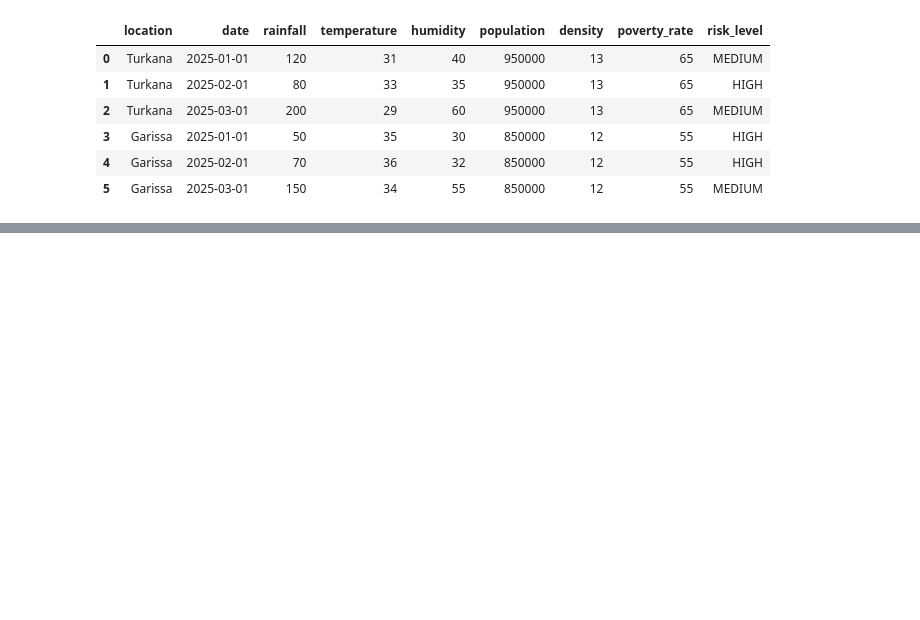
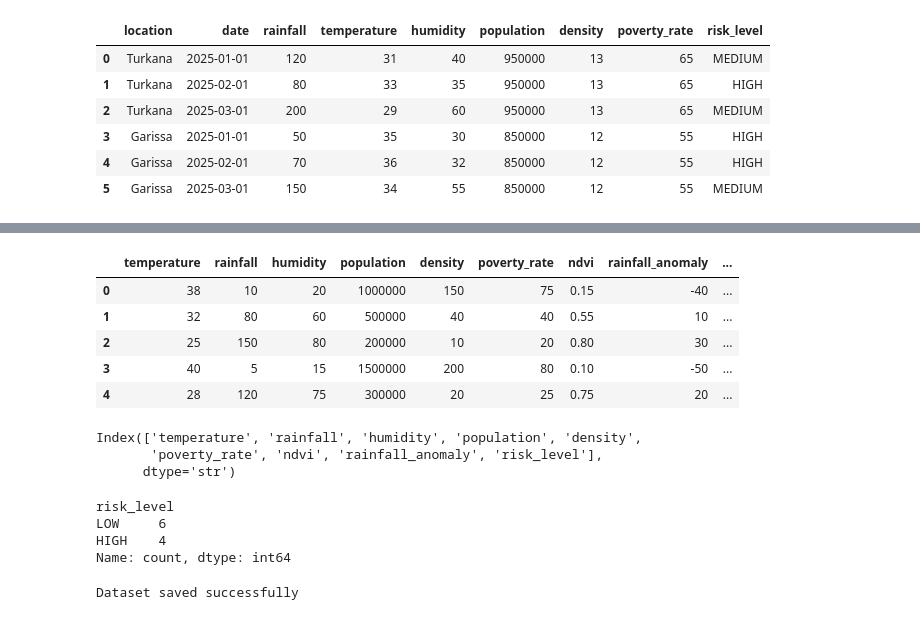
Before and after one commit to Lewis-123/SentinelAI, a Jupyter notebook: notebooks/05_dataset_creation.ipynb, the cells around one changed output, grey strips where cells are left out. Cells and saved outputs as stored; diff of their text form; code cells hidden in the pictures; blank space fills up the shorter version.

```diff
--- a/notebooks/05_dataset_creation.ipynb
+++ b/notebooks/05_dataset_creation.ipynb
@@ -159,0 +322,49 @@ from machine_learning.data_pipeline.dataset_builder import DatasetBuilder
+# %%
+builder = DatasetBuilder()
+
+
+dataset = builder.create_dataset(
+
+    raw_df.to_dict(
+        orient="records"
+    )
+
+)
+
+
+dataset.head()
+# %% [output]
+|  | temperature | rainfall | humidity | population | density | poverty_rate | ndvi | rainfall_anomaly | ... |
+| 0 | 38 | 10 | 20 | 1000000 | 150 | 75 | 0.15 | -40 | ... |
+| 1 | 32 | 80 | 60 | 500000 | 40 | 40 | 0.55 | 10 | ... |
+| 2 | 25 | 150 | 80 | 200000 | 10 | 20 | 0.80 | 30 | ... |
+| 3 | 40 | 5 | 15 | 1500000 | 200 | 80 | 0.10 | -50 | ... |
+| 4 | 28 | 120 | 75 | 300000 | 20 | 25 | 0.75 | 20 | ... |
+# %%
+dataset.columns
+# %% [output]
+Index(['temperature', 'rainfall', 'humidity', 'population', 'density',
+       'poverty_rate', 'ndvi', 'rainfall_anomaly', 'risk_level'],
+      dtype='str')
+# %%
+dataset["risk_level"].value_counts()
+# %% [output]
+risk_level
+LOW     6
+HIGH    4
+Name: count, dtype: int64
+# %%
+builder.save_dataset(
+
+    dataset,
+
+    processed_path
+
+)
+
+
+print(
+    "Dataset saved successfully"
+)
+# %% [output]
+Dataset saved successfully
```
Also changed, not shown: parts of 4 cells of this notebook, 17 other files.
